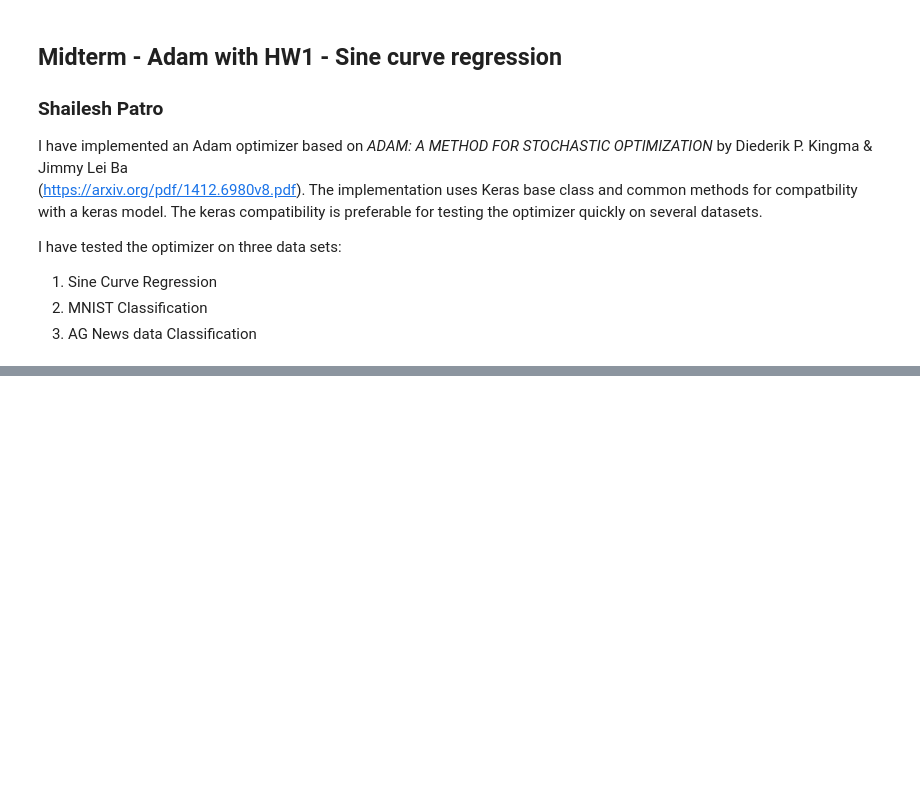
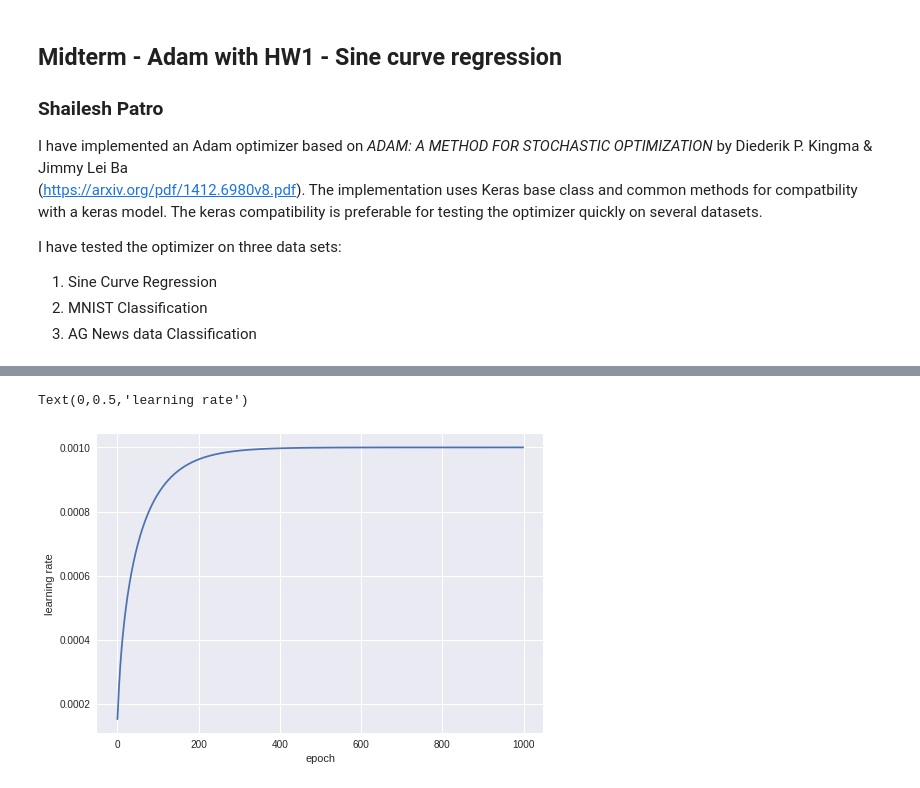
Before and after one commit to ortap/ECE471, a Jupyter notebook: Midterm/Midterm_Adam_with_hw1.ipynb, the cells around one changed output, grey strips where cells are left out. Saved outputs shown, nothing was run; the diff lists cells and outputs as text; code cells hidden in the pictures; blank space fills up the shorter version.

```diff
--- a/Midterm/Midterm_Adam_with_hw1.ipynb
+++ b/Midterm/Midterm_Adam_with_hw1.ipynb
@@ -154,0 +159,7 @@ plt.show()
+# %%
+plt.plot(lr.alphavals)
+plt.xlabel('epoch')
+plt.ylabel('learning rate')
+# %% [output]
+Text(0,0.5,'learning rate')
+[figure, added]
```
Also changed, not shown: parts of 4 cells of this notebook.
